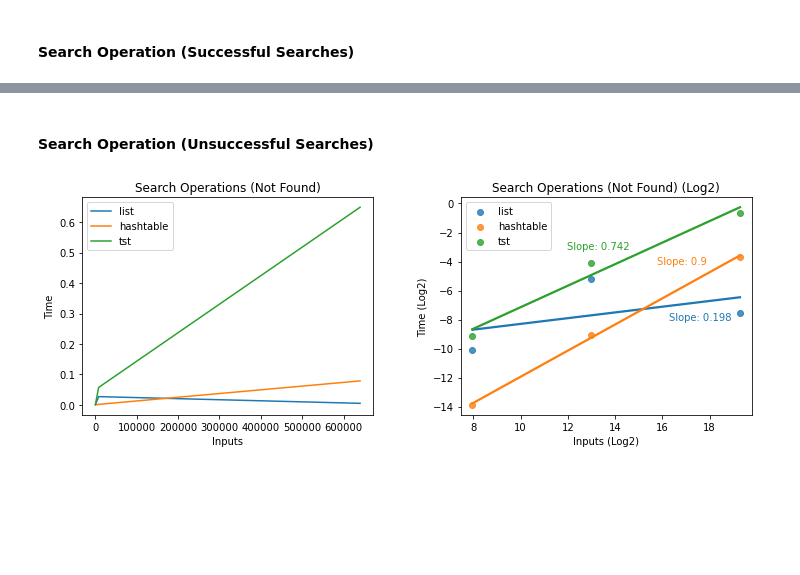
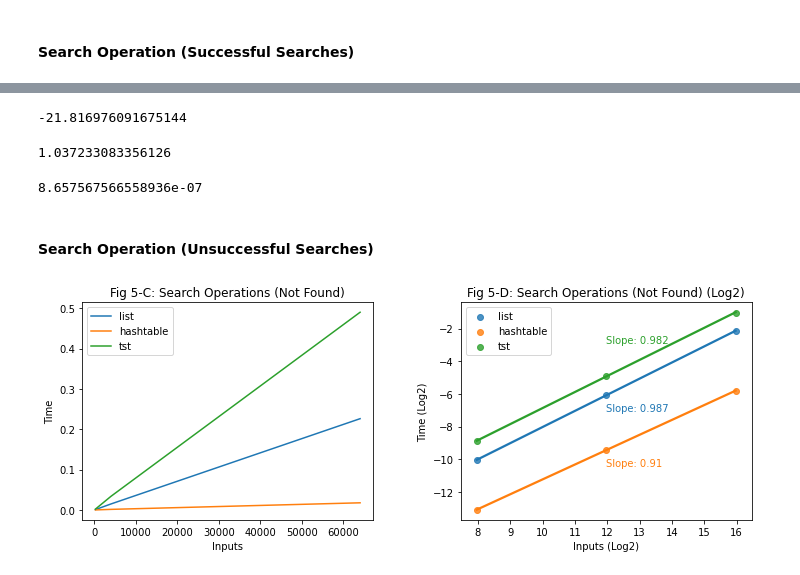
Before and after one commit to hooniez/aa_assignment_1, a Jupyter notebook: assignment1.ipynb, the cells around one changed output, grey strips where cells are left out. Cells and saved outputs as stored; diff of their text form; code cells hidden in the pictures; blank space fills up the shorter version.

```diff
--- a/assignment1.ipynb
+++ b/assignment1.ipynb
@@ -974,8 +910,8 @@ df_scenario2_original[::-1]
 #### Search Operation (Successful Searches)
 # %%
 # Each row contains the running times for all the implementations on one dataset in the order to list, hashtable, and tst.
-running_times = np.empty((3,3,3))
-input_sizes = [250, 8000, 640000]
+running_times = np.zeros((3,3,3))
+input_sizes = [250, 4000, 64000]
 
 # Iterate over 3 datasets
 for i in range(num_datasets):
@@ -1005,7 +941,10 @@ for i in range(num_datasets):
                     end_time = time.time_ns()
                     running_time += (end_time - start_time) / math.pow(10, 9)
                 if wf_idx == input_sizes[counter] - 1:
+                    print("dataset num:", i, "agent_idx:", agent_idx, "wf_idx:", wf_idx)
+
                     running_times[agent_idx, i, counter] = running_time
+                    print("running times:", running_times)
                     counter += 1
         else:
             for wf_idx, wf in enumerate(word_frequencies):
@@ -1015,5 +954,7 @@ for i in range(num_datasets):
                     end_time = time.time_ns()
                     running_time += (end_time - start_time) / math.pow(10, 9)
                 if wf_idx == input_sizes[counter] - 1:
+                    print("dataset num:", i, "agent_idx:", agent_idx, "wf_idx:", wf_idx)
                     running_times[agent_idx, i, counter] = running_time
+                    print("running times:", running_times)
                     counter += 1
@@ -1072,9 +1053,21 @@ df_scenario2_original
+# %%
+hash_intercept
+# %% [output]
+-21.816976091675144
+# %%
+hash_slope
+# %% [output]
+1.037233083356126
+# %%
+math.pow(2, hash_intercept) * math.pow(300000, hash_slope) / 150000
+# %% [output]
+8.657567566558936e-07
 # %% [markdown]
 #### Search Operation (Unsuccessful Searches)
 # %%
 # Each row contains the running times for all the implementations on one dataset in the order to list, hashtable, and tst.
 running_times = np.empty((3,3,3))
-input_sizes = [250, 8000, 640000]
+input_sizes = [250, 4000, 64000]
 
 # Iterate over 3 datasets
 for i in range(num_datasets):
@@ -1124,36 +1117,36 @@ list_slope, intercept, r_value, p_value, std_err = stats.linregress(np.log2(inpu
 hash_slope, intercept, r_value, p_value, std_err = stats.linregress(np.log2(input_sizes), np.log2(runtime_hash))
 tst_slope, intercept, r_value, p_value, std_err = stats.linregress(np.log2(input_sizes), np.log2(runtime_tst))
 
 import seaborn as sns
 import matplotlib.pyplot as plt
 
 fig, axes = plt.subplots(nrows=1, ncols=2, figsize=(12, 4))
 grid = plt.GridSpec(1, 2, wspace=0.3, hspace=0.3)
 
 plt.subplot(grid[0, 0])
 sns.lineplot(x=input_sizes, y=runtime_list, label="list", ci=None)
 sns.lineplot(x=input_sizes, y=runtime_hash, label="hashtable", ci=None)
 sns.lineplot(x=input_sizes, y=runtime_tst, label="tst", ci=None)
 
 plt.legend()
 plt.ylabel('Time')
 plt.xlabel('Inputs')
-plt.title('Search Operations (Not Found)')
+plt.title('Fig 5-C: Search Operations (Not Found)')
 
 plt.subplot(grid[0, 1])
 sns.regplot(x=np.log2(input_sizes), y=np.log2(runtime_list), label="list", ci=None)
 sns.regplot(x=np.log2(input_sizes), y=np.log2(runtime_hash), label="hashtable", ci=None)
 sns.regplot(x=np.log2(input_sizes), y=np.log2(runtime_tst), label="tst", ci=None)
 
-plt.text(np.log2(input_sizes[-1]) - 3, np.log2(runtime_list[-1]) - 0.5, 'Slope: ' + str(round(list_slope,3)), c='#1f77b4')
-plt.text(np.log2(input_sizes[-1]) - 3.5, np.log2(runtime_hash[-1]) - 0.5, 'Slope: ' + str(round(hash_slope,3)), c='#ff7f0e')
-plt.text(np.log2(input_sizes[1]) - 1, np.log2(runtime_tst[1]) + 1, 'Slope: ' + str(round(tst_slope,3)), c='#2ca02c')
+plt.text(np.log2(input_sizes[1]), np.log2(runtime_list[1]) - 1, 'Slope: ' + str(round(list_slope,3)), c='#1f77b4')
+plt.text(np.log2(input_sizes[1]), np.log2(runtime_hash[1]) - 1, 'Slope: ' + str(round(hash_slope,3)), c='#ff7f0e')
+plt.text(np.log2(input_sizes[1]), np.log2(runtime_tst[1]) + 2, 'Slope: ' + str(round(tst_slope,3)), c='#2ca02c')
 plt.legend()
 plt.ylabel('Time (Log2)')
 plt.xlabel('Inputs (Log2)')
 plt.xlim(np.log2(input_sizes)[0] - 0.5, np.log2(input_sizes)[-1] + 0.5)
-plt.title('Search Operations (Not Found) (Log2)')
+plt.title('Fig 5-D: Search Operations (Not Found) (Log2)')
 
 plt.show()
 # %% [output]
-[figure, old version]
+[figure, new version]
```
Also changed, not shown: parts of 31 cells of this notebook, 10 other files.
